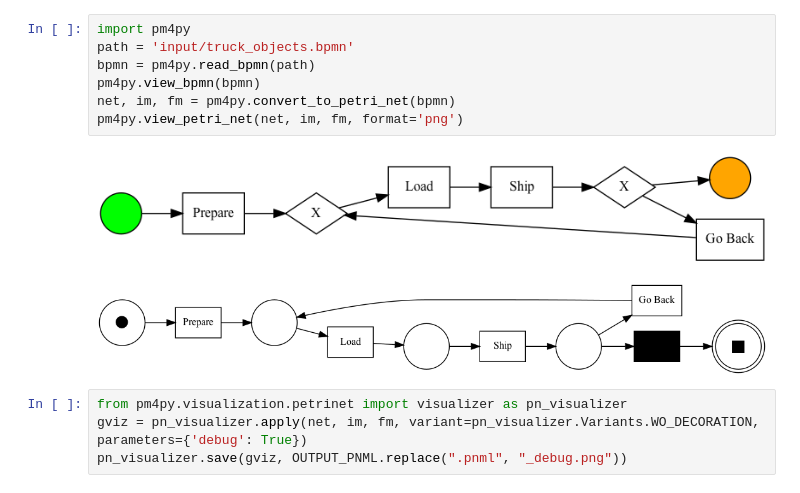
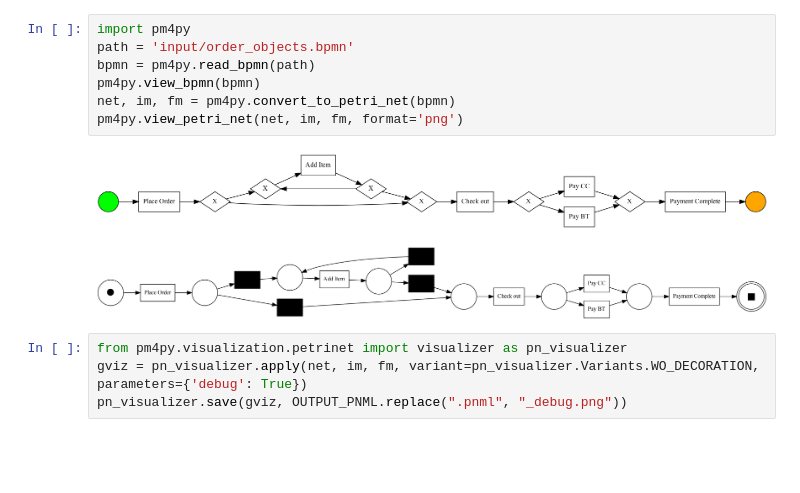
Before and after one commit to francescameneghello/object_centric_simulator, a Jupyter notebook: To_petrinet.ipynb, the cells around one changed output. Saved outputs shown, nothing was run; the diff lists cells and outputs as text; blank space fills up the shorter version.

```diff
--- a/To_petrinet.ipynb
+++ b/To_petrinet.ipynb
@@ -1,13 +1,13 @@
 # %%
 import pm4py
-path = 'input/truck_objects.bpmn'
+path = 'input/order_objects.bpmn'
 bpmn = pm4py.read_bpmn(path)
 pm4py.view_bpmn(bpmn)
 net, im, fm = pm4py.convert_to_petri_net(bpmn)
 pm4py.view_petri_net(net, im, fm, format='png')
 # %% [output]
-[figure, old version]
+[figure, new version]
-[figure, old version]
+[figure, new version]
 # %%
 from pm4py.visualization.petrinet import visualizer as pn_visualizer
 gviz = pn_visualizer.apply(net, im, fm, variant=pn_visualizer.Variants.WO_DECORATION, parameters={'debug': True})
```
Also changed, not shown: parts of 1 cell of this notebook, 5 other files.
